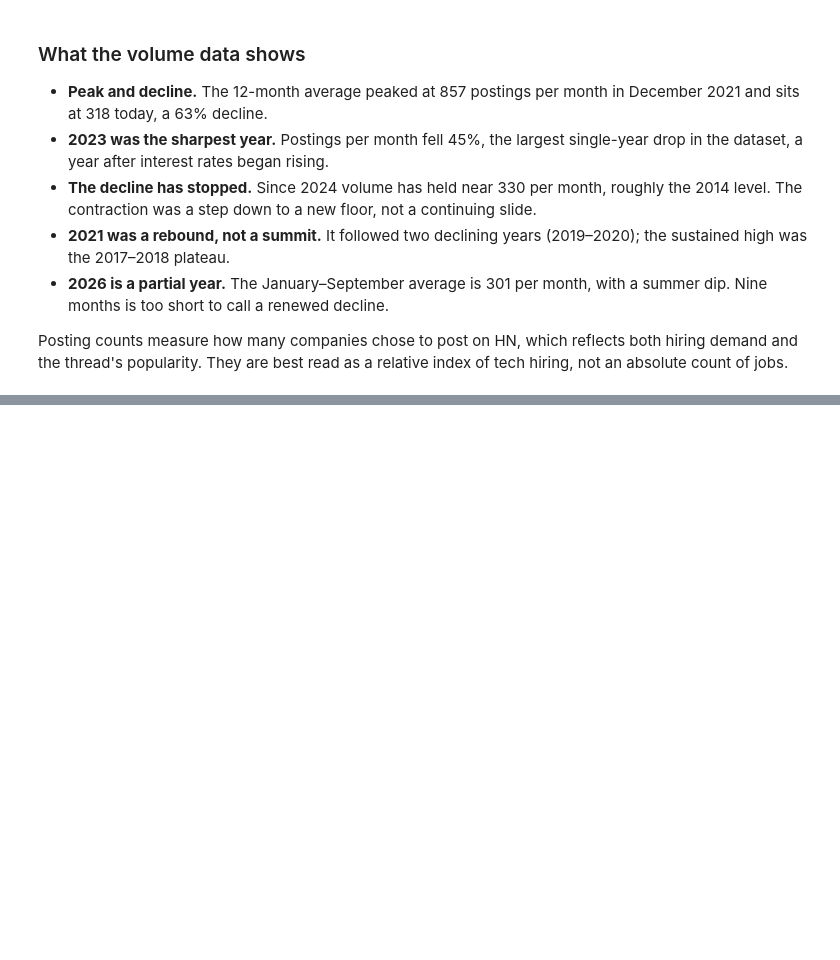
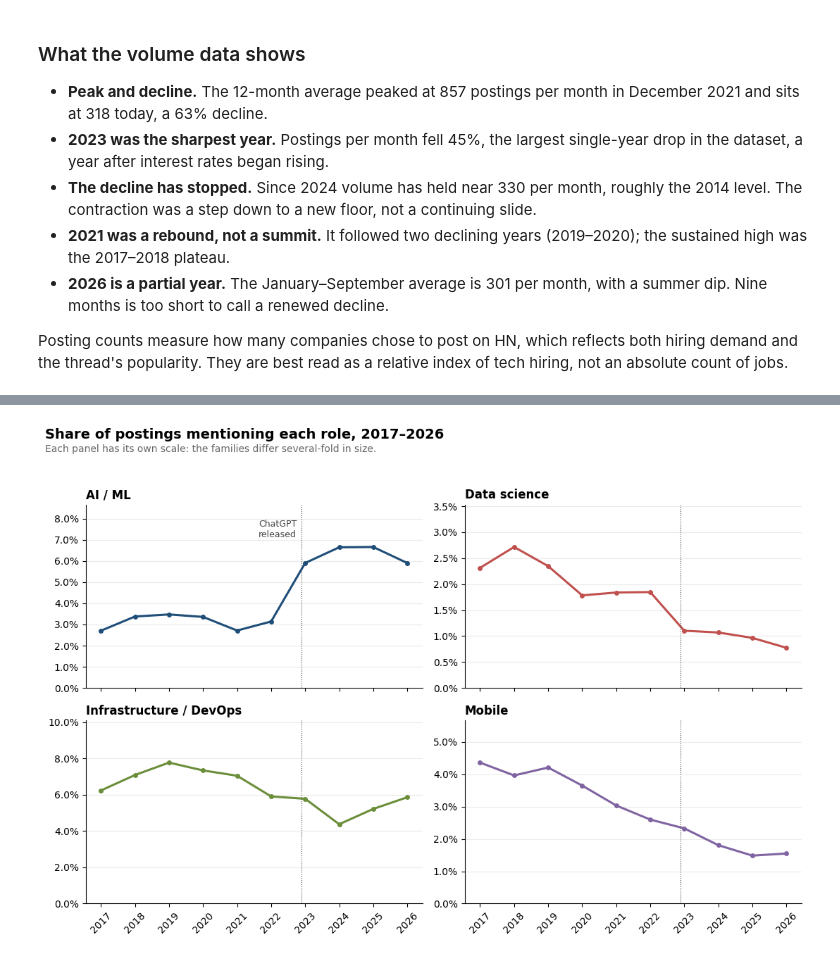
Before and after one commit to AirKristo/hn-hiring-tracker, a Jupyter notebook: notebooks/analysis.ipynb, the cells around one changed output, grey strips where cells are left out. Drawn from its saved outputs; the diff is of its cells as text; code cells hidden in the pictures; blank space fills up the shorter version.

```diff
--- a/notebooks/analysis.ipynb
+++ b/notebooks/analysis.ipynb
@@ -295,0 +403,56 @@ index of tech hiring, not an absolute count of jobs.
+# %%
+# The first thread after ChatGPT's release (November 30, 2022) was December 2022,
+# so the marker sits just before the 2023 data point.
+CHATGPT_MARKER_POSITION = 2022.9
+
+figure, axes = plt.subplots(2, 2, figsize=(11, 7.5), sharex=True)
+
+for axis, (column, label) in zip(axes.flatten(), ROLE_FAMILIES_TO_CHART.items()):
+    share_percent = role_yearly[f"{column}_share"] * 100
+
+    axis.plot(
+        role_years,
+        share_percent,
+        color=ROLE_COLORS[column],
+        linewidth=2.2,
+        marker="o",
+        markersize=4,
+    )
+    axis.axvline(CHATGPT_MARKER_POSITION, color=ANNOTATION_COLOR, linewidth=0.8, linestyle=":")
+
+    axis.set_title(label, loc="left", fontsize=12)
+    axis.set_ylim(0, share_percent.max() * 1.3)
+    axis.yaxis.set_major_formatter(StrMethodFormatter("{x:.1f}%"))
+    axis.set_xticks(role_years)
+    axis.tick_params(axis="x", rotation=45)
+
+first_axis = axes.flatten()[0]
+first_axis.text(
+    CHATGPT_MARKER_POSITION - 0.15,
+    first_axis.get_ylim()[1] * 0.92,
+    "ChatGPT\nreleased",
+    ha="right",
+    va="top",
+    fontsize=9,
+    color=ANNOTATION_COLOR,
+)
+
+figure.suptitle(
+    f"Share of postings mentioning each role, {ROLE_START_YEAR}–2026",
+    x=0.01,
+    ha="left",
+    fontsize=14,
+    fontweight="bold",
+)
+figure.text(
+    0.01,
+    0.935,
+    "Each panel has its own scale: the families differ several-fold in size.",
+    color=SUBTITLE_COLOR,
+)
+
+figure.tight_layout(rect=(0, 0, 1, 0.93))
+figure.savefig(FIGURES_DIRECTORY / "04_role_share.png", dpi=150, bbox_inches="tight")
+plt.show()
+# %% [output]
+[figure, added]
```
Also changed, not shown: parts of 5 cells of this notebook, 2 other files.
